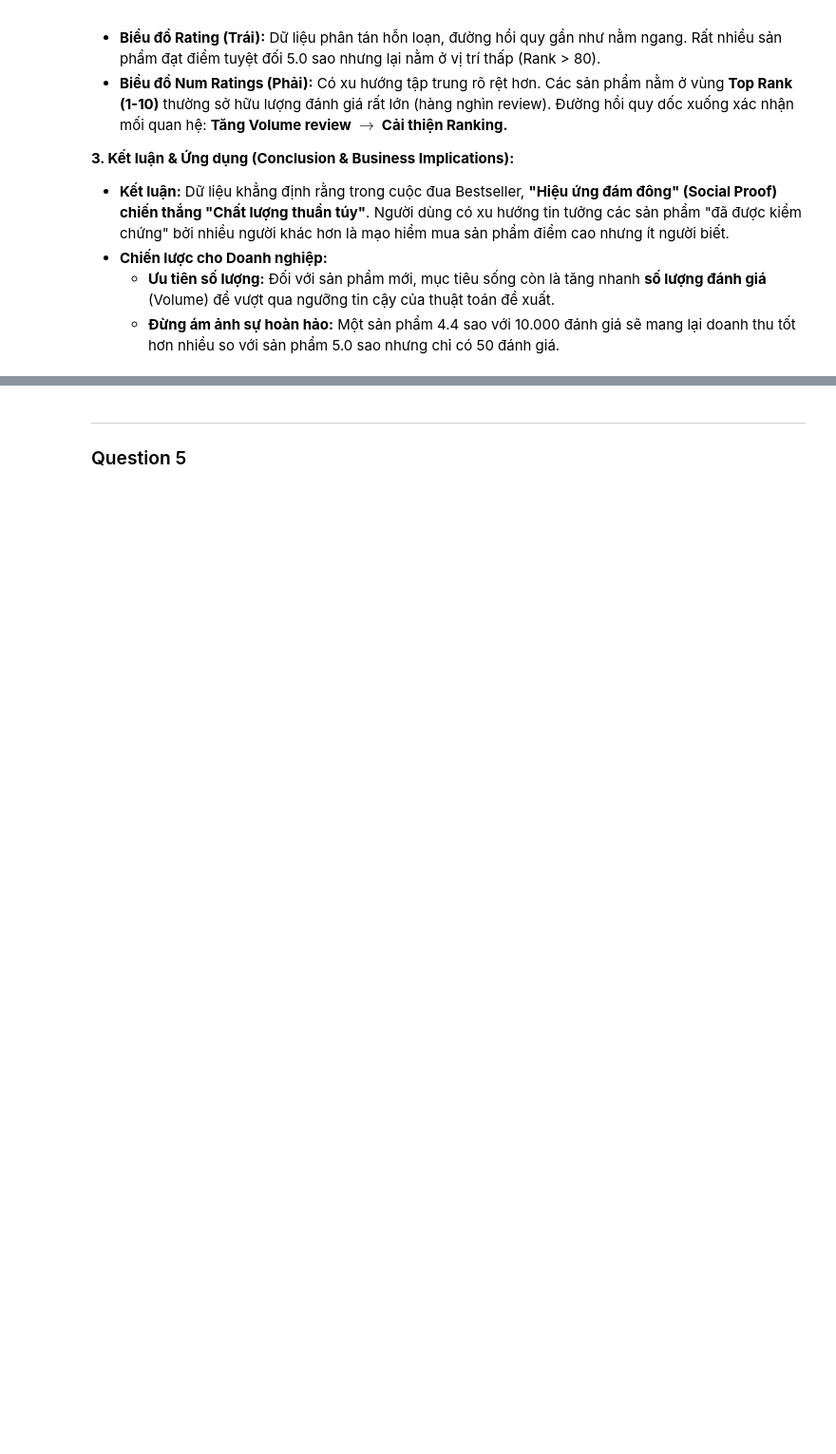
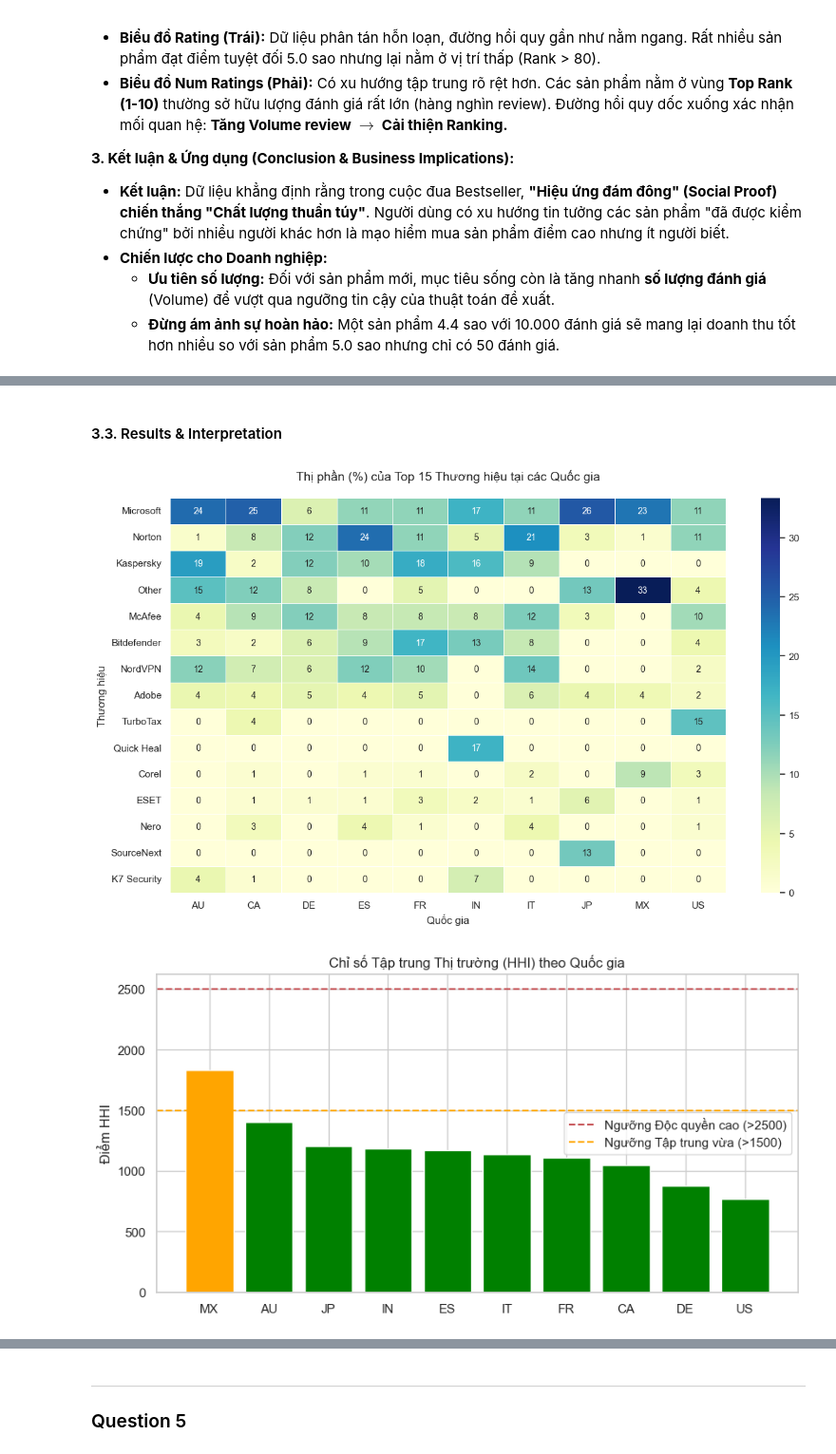
Before and after one commit to TANVANHCMUS2005/LTKHDL_Final_Project, a Jupyter notebook: Final_project.ipynb, the cells around one changed output, grey strips where cells are left out. Shown at 95% size. Saved outputs shown, nothing was run; the diff lists cells and outputs as text; code cells hidden in the pictures; blank space fills up the shorter version.

Commit message:
Chỉnh sửa Final_project.ipynb: cập nhật xử lý dữ liệu

```diff
--- a/Final_project.ipynb
+++ b/Final_project.ipynb
@@ -1088,0 +1314,20 @@ KẾT QUẢ TƯƠNG QUAN SPEARMAN (Rank càng nhỏ = Càng bán chạy)
+# %%
+# 1. Tính toán Thị phần (Market Share Matrix)
+# Tạo bảng Pivot: Dòng=Brand, Cột=Country, Giá trị=Số lượng
+brand_country_counts = df_q3.pivot_table(index='brand_name', columns='country', aggfunc='size', fill_value=0)
+
+# Chuyển đổi sang phần trăm (Market Share %)
+country_totals = brand_country_counts.sum(axis=0)
+market_share_matrix = (brand_country_counts / country_totals) * 100
+
+# 2. Tính chỉ số HHI cho từng quốc gia
+# HHI = Tổng bình phương thị phần
+hhi_scores = (market_share_matrix ** 2).sum(axis=0).sort_values(ascending=False)
+
+# 3. Chuẩn bị dữ liệu cho Heatmap
+# Chỉ lấy Top 15 Brands lớn nhất toàn cầu để vẽ cho đẹp
+top_15_brands = df_q3['brand_name'].value_counts().head(15).index
+heatmap_data = market_share_matrix.loc[top_15_brands]
+
+print("HHI Scores (Độ tập trung thị trường):")
+print(hhi_scores)
@@ -1088,0 +1348,27 @@ KẾT QUẢ TƯƠNG QUAN SPEARMAN (Rank càng nhỏ = Càng bán chạy)
+# %% [markdown]
+#### 3.3. Results & Interpretation
+# %%
+# Thiết lập font chữ
+plt.rcParams.update({'font.size': 10})
+
+# PLOT 1: Heatmap
+plt.figure(figsize=(14, 8))
+sns.heatmap(heatmap_data, annot=True, fmt=".0f", cmap="YlGnBu", linewidths=.5)
+plt.title('Thị phần (%) của Top 15 Thương hiệu tại các Quốc gia', fontsize=14, pad=20)
+plt.xlabel('Quốc gia')
+plt.ylabel('Thương hiệu')
+plt.show()
+
+# PLOT 2: Bar Chart HHI
+plt.figure(figsize=(10, 5))
+colors = ['red' if x > 2500 else 'orange' if x > 1500 else 'green' for x in hhi_scores.values]
+bars = plt.bar(hhi_scores.index, hhi_scores.values, color=colors)
+plt.axhline(y=2500, color='r', linestyle='--', label='Ngưỡng Độc quyền cao (>2500)')
+plt.axhline(y=1500, color='orange', linestyle='--', label='Ngưỡng Tập trung vừa (>1500)')
+plt.title('Chỉ số Tập trung Thị trường (HHI) theo Quốc gia')
+plt.ylabel('Điểm HHI')
+plt.legend()
+plt.show()
+# %% [output]
+[figure, added]
+[figure, added]
```
Also changed, not shown: parts of 31 cells of this notebook.
